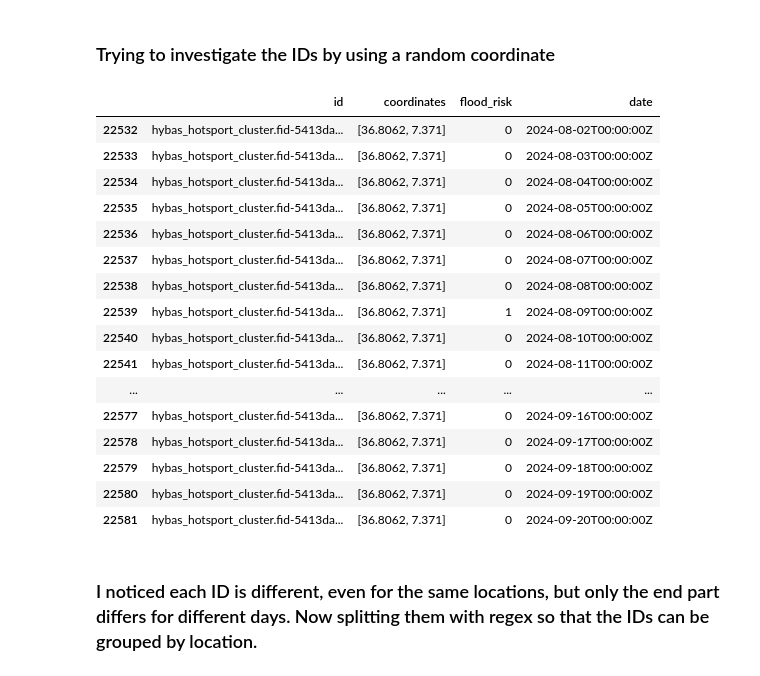
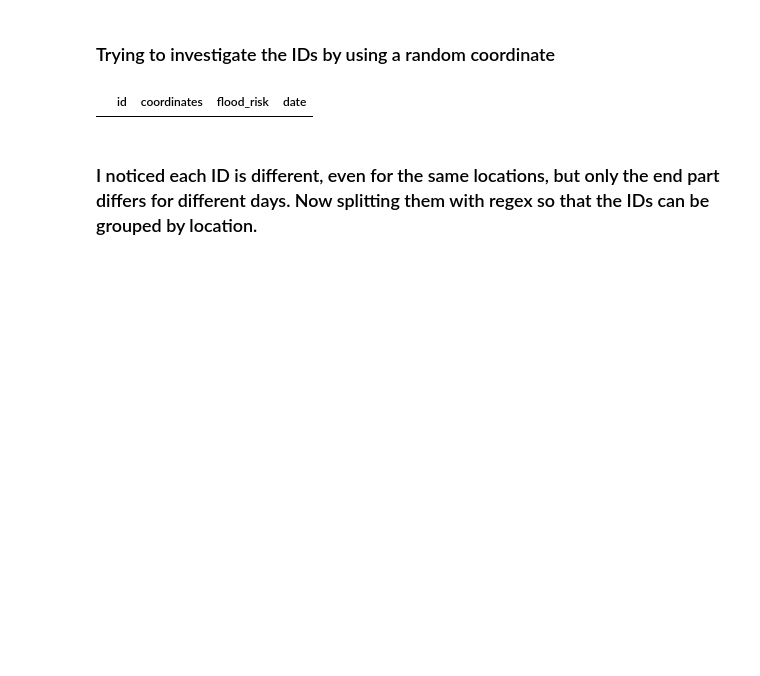
Before and after one commit to annikamcginnis/nile-basin-flood-hotspots-daily, a Jupyter notebook: downloading_hotspot clusters.ipynb, the cells around one changed output. Saved outputs shown, nothing was run; the diff lists cells and outputs as text; code cells hidden in the pictures; blank space fills up the shorter version.

```diff
--- a/downloading_hotspot clusters.ipynb
+++ b/downloading_hotspot clusters.ipynb
@@ -179,25 +181,9 @@ Name: count, dtype: int64
 # %% [markdown]
 ### Trying to investigate the IDs by using a random coordinate
 # %%
-df[df['coordinates'].apply(lambda x: x == [36.8062, 7.371])][400:450]
+df[df['coordinates'].apply(lambda x: x == [29.6647, -1.5436])][400:450]
 # %% [output]
 |  | id | coordinates | flood_risk | date |
-| 22532 | hybas_hotsport_cluster.fid-5413da... | [36.8062, 7.371] | 0 | 2024-08-02T00:00:00Z |
-| 22533 | hybas_hotsport_cluster.fid-5413da... | [36.8062, 7.371] | 0 | 2024-08-03T00:00:00Z |
-| 22534 | hybas_hotsport_cluster.fid-5413da... | [36.8062, 7.371] | 0 | 2024-08-04T00:00:00Z |
-| 22535 | hybas_hotsport_cluster.fid-5413da... | [36.8062, 7.371] | 0 | 2024-08-05T00:00:00Z |
-| 22536 | hybas_hotsport_cluster.fid-5413da... | [36.8062, 7.371] | 0 | 2024-08-06T00:00:00Z |
-| 22537 | hybas_hotsport_cluster.fid-5413da... | [36.8062, 7.371] | 0 | 2024-08-07T00:00:00Z |
-| 22538 | hybas_hotsport_cluster.fid-5413da... | [36.8062, 7.371] | 0 | 2024-08-08T00:00:00Z |
-| 22539 | hybas_hotsport_cluster.fid-5413da... | [36.8062, 7.371] | 1 | 2024-08-09T00:00:00Z |
-| 22540 | hybas_hotsport_cluster.fid-5413da... | [36.8062, 7.371] | 0 | 2024-08-10T00:00:00Z |
-| 22541 | hybas_hotsport_cluster.fid-5413da... | [36.8062, 7.371] | 0 | 2024-08-11T00:00:00Z |
-| ... | ... | ... | ... | ... |
-| 22577 | hybas_hotsport_cluster.fid-5413da... | [36.8062, 7.371] | 0 | 2024-09-16T00:00:00Z |
-| 22578 | hybas_hotsport_cluster.fid-5413da... | [36.8062, 7.371] | 0 | 2024-09-17T00:00:00Z |
-| 22579 | hybas_hotsport_cluster.fid-5413da... | [36.8062, 7.371] | 0 | 2024-09-18T00:00:00Z |
-| 22580 | hybas_hotsport_cluster.fid-5413da... | [36.8062, 7.371] | 0 | 2024-09-19T00:00:00Z |
-| 22581 | hybas_hotsport_cluster.fid-5413da... | [36.8062, 7.371] | 0 | 2024-09-20T00:00:00Z |
 # %% [markdown]
 ### I noticed each ID is different, even for the same locations, but only the end part differs for different days. Now splitting them with regex so that the IDs can be grouped by location.
 # %%
```
Also changed, not shown: parts of 42 cells of this notebook, 4 other files.
